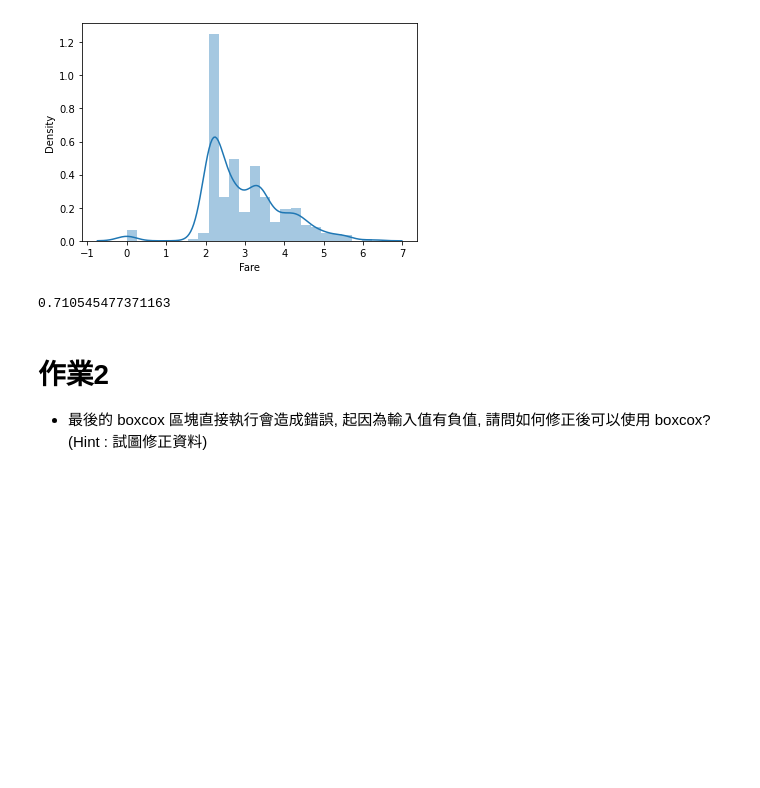
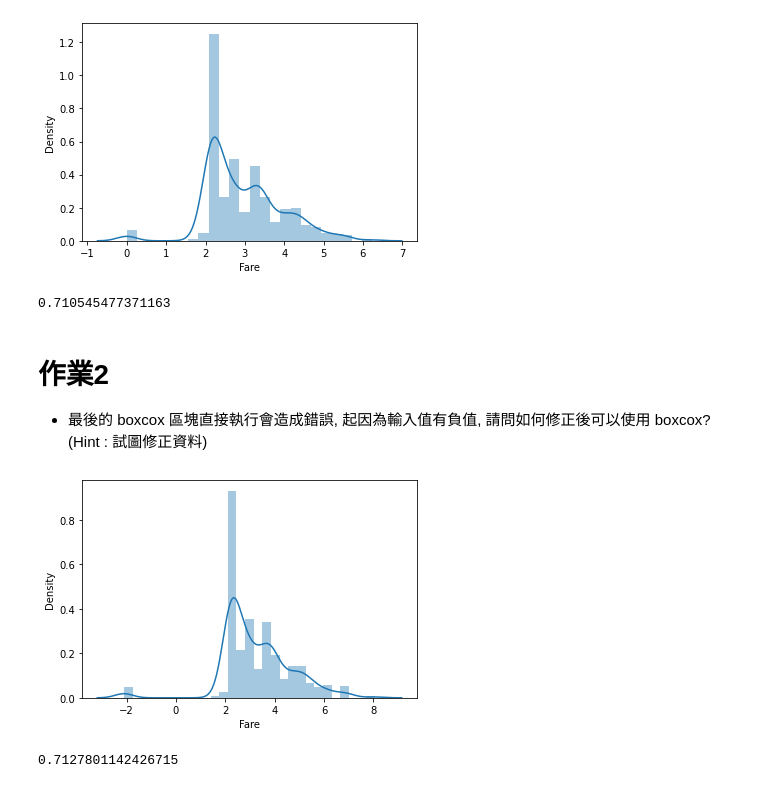
Before and after one commit to PatrickRuan/ML100Days, a Jupyter notebook: homework/Day_023_HW.ipynb, the cells around one changed output. Cells and saved outputs as stored; diff of their text form; code cells hidden in the pictures; blank space fills up the shorter version.

```diff
--- a/homework/Day_023_HW.ipynb
+++ b/homework/Day_023_HW.ipynb
@@ -110,17 +108,19 @@ cross_val_score(estimator, train_X, train_Y, cv=5).mean()
 # 作業2
 * 最後的 boxcox 區塊直接執行會造成錯誤, 起因為輸入值有負值, 請問如何修正後可以使用 boxcox? (Hint : 試圖修正資料)
 # %%
-# 將 Fare 取 boxcox 後, 看散佈圖, 並計算分數 (執行會有 error, 請試圖修正)
+# 將 Fare 取 boxcox 後, 看散佈圖, 並計算分數 (執行會有 error, 請試圖修正 - 作業2)
 from scipy import stats
 df_fixed = copy.deepcopy(df)
-"""
-Your Code Here, fix the error
-"""
+# 修正方式 : 加入下面這一行, 使最小值大於 0, 類似log1p的概念
+df_fixed['Fare'] = df_fixed['Fare'] + 0.1
 df_fixed['Fare'] = stats.boxcox(df_fixed['Fare'])[0]
 sns.distplot(df_fixed['Fare'][:train_num])
 plt.show()
 
 df_fixed = MMEncoder.fit_transform(df_fixed)
 train_X = df_fixed[:train_num]
 estimator = LogisticRegression()
 cross_val_score(estimator, train_X, train_Y, cv=5).mean()
+# %% [output]
+[figure, added]
+0.7127801142426715
```
Also changed, not shown: parts of 2 cells of this notebook.
